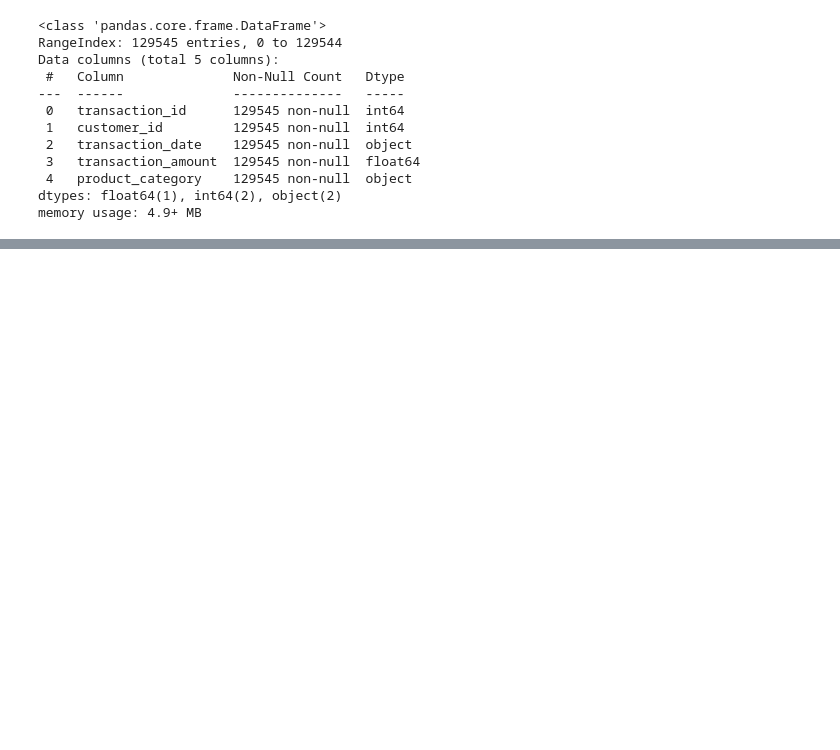
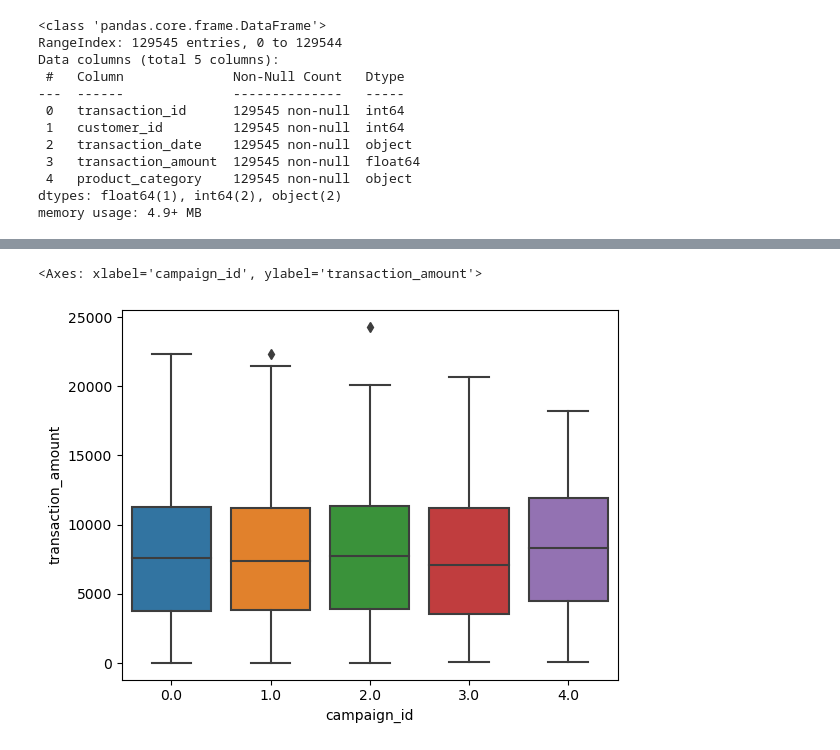
Before and after one commit to qmdismnp/Schulich_DS_MBAN, a Jupyter notebook: assignment 2.ipynb, the cells around one changed output, grey strips where cells are left out. Saved outputs shown, nothing was run; the diff lists cells and outputs as text; code cells hidden in the pictures; blank space fills up the shorter version.

```diff
--- a/assignment 2.ipynb
+++ b/assignment 2.ipynb
@@ -256,0 +273,4 @@ Data Cleaning
+# %%
+#set missing campaign id as 0 to mark the customer who are not target for campaign
+joint_data_yes['campaign_id']= joint_data_yes['campaign_id'].fillna(0)
+joint_data_yes
@@ -256,0 +311,4 @@ Data Cleaning
+# %%
+#create a new column named 'average_purchase_value'
+joint_data_yes['average_purchase_value'] = joint_data_yes['transaction_amount']/joint_data_yes['transaction_id']
+joint_data_yes
@@ -256,0 +330,8 @@ Data Cleaning
+# %%
+from sklearn.preprocessing import StandardScaler,LabelEncoder
+
+#label encode categorical data
+le = LabelEncoder()
+joint_data_yes['gender']=le.fit_transform(joint_data_yes['gender'])
+joint_data_yes['location']=le.fit_transform(joint_data_yes['location'])
+joint_data_yes
@@ -256,0 +353,5 @@ Data Cleaning
+# %%
+#Customer Lifetime Value = (Customer Value * Average Customer Lifespan)
+#create column 'customer_lifespan'
+joint_data_yes['customer_lifespan'] = joint_data_yes['last_purchase_date'] - joint_data_yes['join_date']
+joint_data_yes
@@ -256,0 +379,6 @@ Data Cleaning
+# %%
+#evaluate transaction amount vs # of transactions
+sns.boxplot(x='campaign_id', y='transaction_amount', data=joint_data_yes, palette='tab10')
+# %% [output]
+<Axes: xlabel='campaign_id', ylabel='transaction_amount'>
+[figure, added]
```
Also changed, not shown: parts of 41 cells of this notebook.
